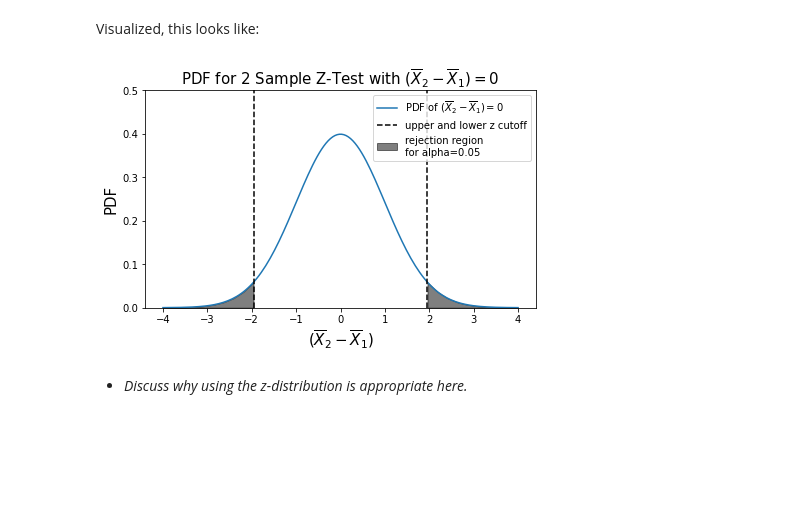
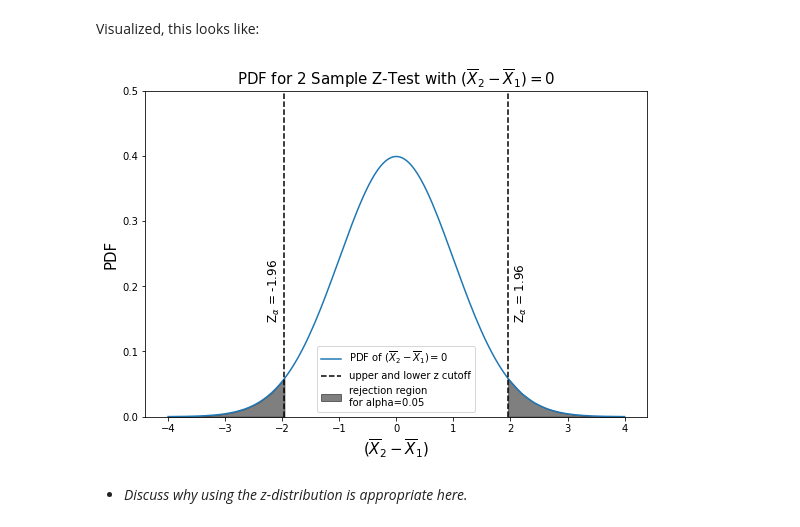
Before and after one commit to egagli/cewa565, a Jupyter notebook: homework/2/hw2.ipynb, the cells around one changed output. Drawn from its saved outputs; the diff is of its cells as text; code cells hidden in the pictures; blank space fills up the shorter version.

Commit message:
make plots pretty

```diff
--- a/homework/2/hw2.ipynb
+++ b/homework/2/hw2.ipynb
@@ -106,22 +106,24 @@ For a two tailed z test with an alpha level of 0.05, the lower z_a will be -1.96
 Visualized, this looks like:
 # %%
 # visualize the two tailed test
-f, ax = plt.subplots(figsize=(7,4))
+f, ax = plt.subplots(figsize=(9,6))
 x = np.linspace(-4, 4, num=160)
 ax.plot(x, stats.norm.pdf(x, 0, 1), label='PDF of $(\overline{X}_2 - \overline{X}_1)=0$')
 ax.axvline(lower_z_cutoff, color='black', linestyle='--', label=f'upper and lower z cutoff')
 ax.axvline(upper_z_cutoff, color='black', linestyle='--')
+plt.text(lower_z_cutoff-0.3, 0.15, r'Z$_{\alpha}$ = '+ str(round(lower_z_cutoff,3)),fontsize=12, color='k',rotation=90)
+plt.text(upper_z_cutoff+0.1, 0.15, r'Z$_{\alpha}$ = '+ str(round(upper_z_cutoff,3)),fontsize=12, color='k',rotation=90)
 shade1 = np.linspace(upper_z_cutoff, np.max(x), 10)
 ax.fill_between(shade1, stats.norm.pdf(shade1, 0, 1) ,  color='k', alpha=0.5, label='rejection region\nfor alpha={}'.format(np.round(alpha,2)))
 shade2 = np.linspace(np.min(x), lower_z_cutoff, 10)
 ax.fill_between(shade2, stats.norm.pdf(shade2, 0, 1) ,  color='k', alpha=0.5)
 ax.set_ylim((0,0.5))
 ax.set_title('PDF for 2 Sample Z-Test with $(\overline{X}_2 - \overline{X}_1)=0$',fontsize=15)
 ax.set_xlabel('($\overline{X}_2 - \overline{X}_1$)', fontsize=15)
 ax.set_ylabel('PDF', fontsize=15)
 ax.legend();
 # %% [output]
-[figure, old version]
+[figure, new version]
 # %% [markdown]
 * *Discuss why using the z-distribution is appropriate here.*
 # %% [markdown]
```
Also changed, not shown: parts of 3 cells of this notebook.
